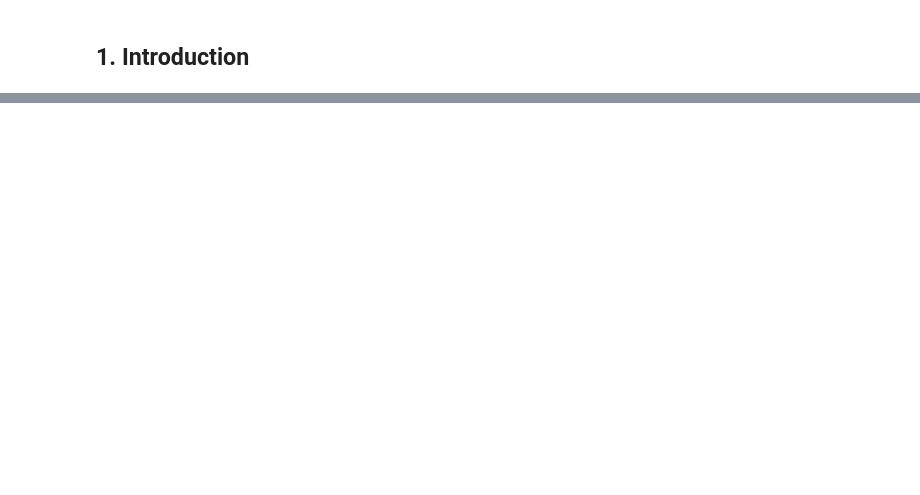
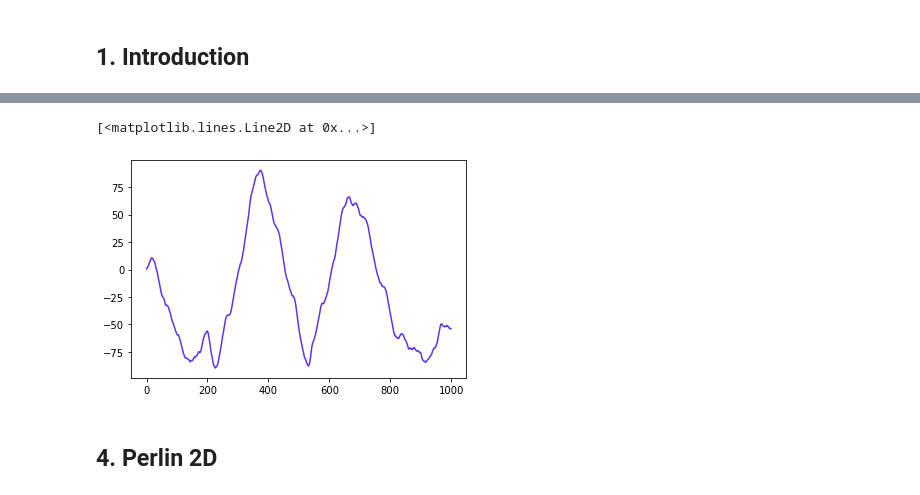
Before and after one commit to faeron8/Perlin-Noise-Research-2022, a Jupyter notebook: Perlin_noise.ipynb, the cells around one changed output, grey strips where cells are left out. Saved outputs shown, nothing was run; the diff lists cells and outputs as text; code cells hidden in the pictures; blank space fills up the shorter version.

```diff
--- a/Perlin_noise.ipynb
+++ b/Perlin_noise.ipynb
@@ -93,0 +76,24 @@ plt.show()
+# %%
+#And now the visualization of Perlin Noise. Instead of setting the value as the random number,
+#a random number is added to a "momentum" variable which is then added to the previously generated
+#value in order to create the next value in the sequence.
+#The range of the random momentum modifier variable is dynamic depending on how close both the momentum value
+#and the generated values are to their set boundaries.
+
+perlin_rand = []
+old = 0
+moment = 0
+mom = []
+for i in range(1000):
+    moment += (random.random()-0.5) + ((-(moment**3))/100) + ((-(old**3))/10**7)
+    old = old + moment
+    perlin_rand.append(old)
+    mom.append(moment)
+plt.rcParams["figure.figsize"] = (6,4)
+plt.plot(range(1000),perlin_rand, color="#5b34eb")
+# %% [output]
+[<matplotlib.lines.Line2D at 0x...>]
+[figure, added]
+# %% [markdown]
+<a name="perlin_2d"></a>
+## 4. Perlin 2D
```
Also changed, not shown: parts of 35 cells of this notebook.
